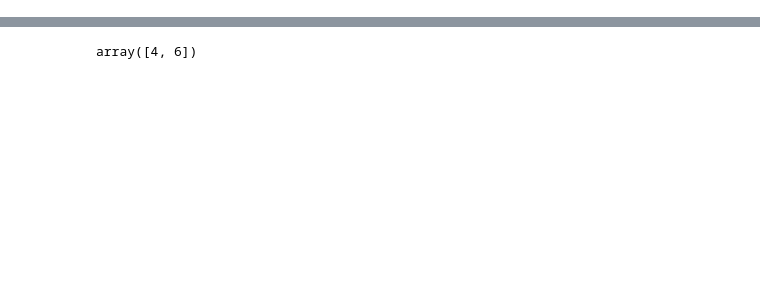
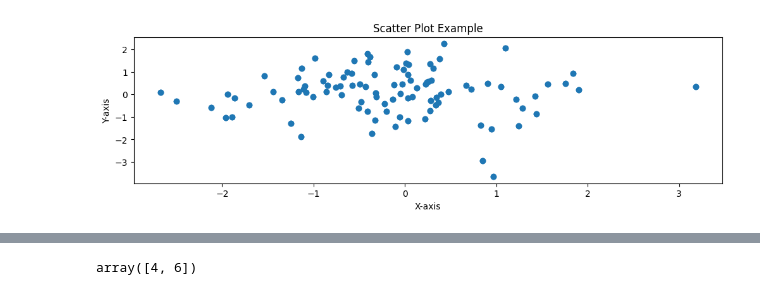
Before and after one commit to simon-a-schmitt/ISLP-Labs, a Jupyter notebook: Introduction.ipynb, the cells around one changed output, grey strips where cells are left out. Saved outputs shown, nothing was run; the diff lists cells and outputs as text; code cells hidden in the pictures; blank space fills up the shorter version.

```diff
--- a/Introduction.ipynb
+++ b/Introduction.ipynb
@@ -4,0 +16,10 @@ import pandas as pd
+# %%
+ax.scatter(x, y, marker='o');
+ax.set_xlabel('X-axis')
+ax.set_ylabel('Y-axis')
+ax.set_title('Scatter Plot Example')
+
+fig.set_size_inches(12,3)
+fig
+# %% [output]
+[figure, added]
```
Also changed, not shown: parts of 5 cells of this notebook, 1 other file.
